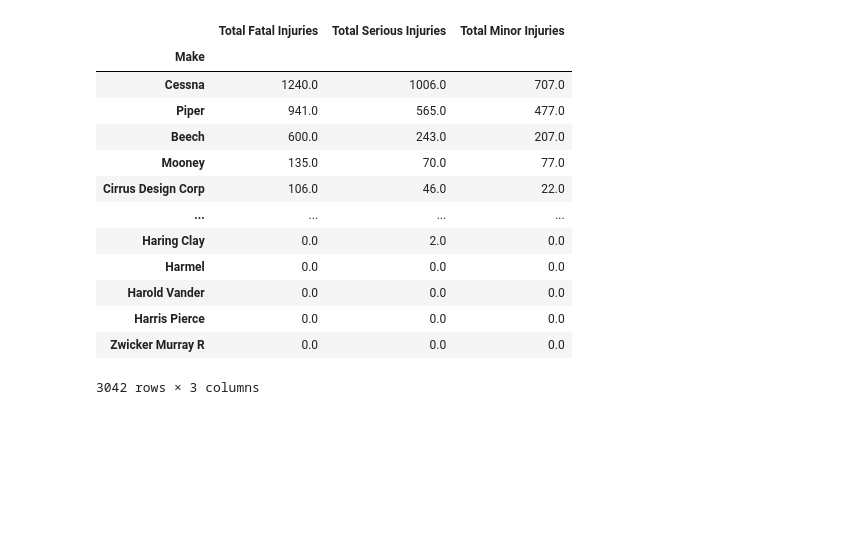
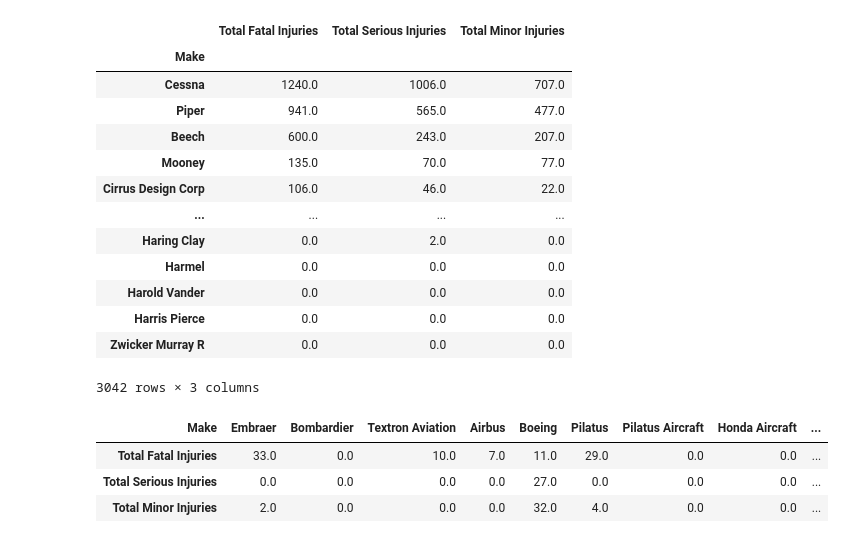
Before and after one commit to silver032/dsc-aviation_market_entry, a Jupyter notebook: aviation_market_entry_analysis.ipynb, the cells around one changed output. Drawn from its saved outputs; the diff is of its cells as text; code cells hidden in the pictures; blank space fills up the shorter version.

```diff
--- a/aviation_market_entry_analysis.ipynb
+++ b/aviation_market_entry_analysis.ipynb
@@ -423,3 +439,11 @@ make2injuries
 | Harris Pierce | 0.0 | 0.0 | 0.0 |
 | Zwicker Murray R | 0.0 | 0.0 | 0.0 |
 3042 rows × 3 columns
+# %%
+make2injuries.T[['Embraer' , 'Bombardier' , 'Textron Aviation', 'Airbus','Boeing','Pilatus','Pilatus Aircraft',
+                 'Honda Aircraft','Mitsubishi','Gulfstream Aerospace','Gulfstream','Sukhoi','Dassault','Antonov']]
+# %% [output]
+| Make | Embraer | Bombardier | Textron Aviation | Airbus | Boeing | Pilatus | Pilatus Aircraft | Honda Aircraft | ... |
+| Total Fatal Injuries | 33.0 | 0.0 | 10.0 | 7.0 | 11.0 | 29.0 | 0.0 | 0.0 | ... |
+| Total Serious Injuries | 0.0 | 0.0 | 0.0 | 0.0 | 27.0 | 0.0 | 0.0 | 0.0 | ... |
+| Total Minor Injuries | 2.0 | 0.0 | 0.0 | 0.0 | 32.0 | 4.0 | 0.0 | 0.0 | ... |
```
Also changed, not shown: parts of 5 cells of this notebook.
